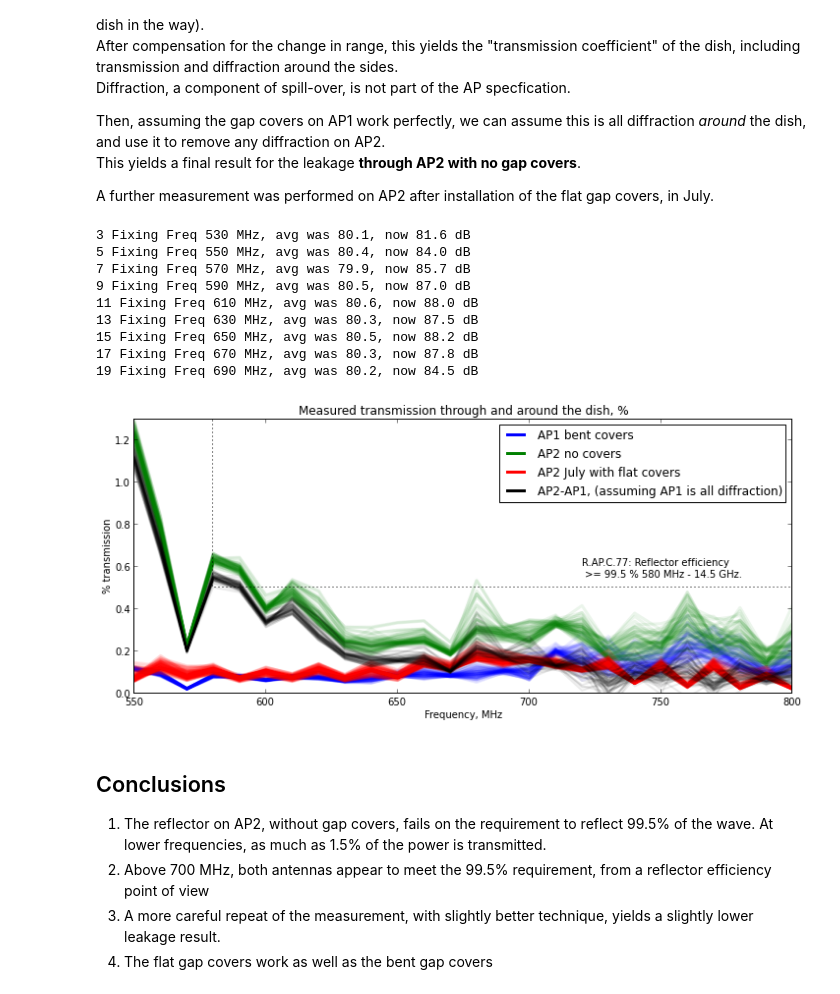
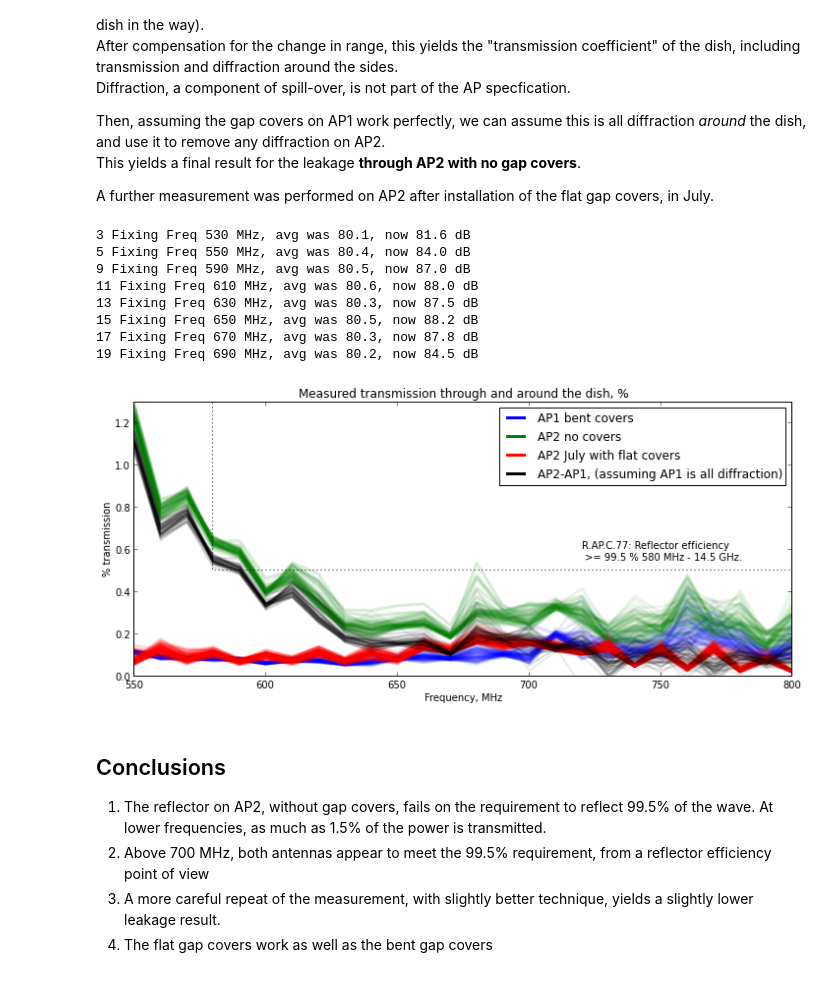
Before and after one commit to thomasska/ipython-notebooks, a Jupyter notebook: Panel Gap Analysis AP1 AP2 AP2flat.ipynb, the cells around one changed output. Drawn from its saved outputs; the diff is of its cells as text; code cells hidden in the pictures.

```diff
--- a/Panel Gap Analysis AP1 AP2 AP2flat.ipynb
+++ b/Panel Gap Analysis AP1 AP2 AP2flat.ipynb
@@ -72,8 +72,8 @@ rawAP1 = convolve(np.ones(2)/2.0,rawAP1, 'same');  rawAP1[0]=rawAP1[1];  rawAP1[
 rawAP2 = (np.mean(np.sum(tempAP2v,axis=2),axis=0) + np.mean(np.sum(tempAP2h,axis=2),axis=0)) / 2.0;     # average of the two polarisations
 rawAP2 = convolve(np.ones(2)/2.0,rawAP2, 'same');  rawAP2[0]=rawAP2[1];  rawAP2[-2]=rawAP2[-1];         # size 2 smoothing
 
-rawDirect=(mean(sum(tempDirect[140:200,:,:],axis=2),axis=0)
-         + mean(sum(tempDirect[250:310,:,:],axis=2),axis=0) )/2.0;                                      # time-selection for the different polarisations of the sources
+rawDirect=(mean(sum(tempDirect1[140:200,:,:],axis=2),axis=0)
+         + mean(sum(tempDirect1[250:310,:,:],axis=2),axis=0) )/2.0;                                      # time-selection for the different polarisations of the sources
 rawDirect = convolve(np.ones(2)/2.0,rawDirect, 'same');  rawDirect[0]=rawDirect[1];  rawDirect[-2]=rawDirect[-1];      # size 2 smoothing.
 rawDirect = rawDirect / (Dsubreflpda/7.0)**2.0;                                                         # reduce it so we are at the same distance. Focus-Dish-LPDA = 20 m.  Direct Horn-LPDA = 7 m.
 #rawDirect = rawDirect / 10.0**((GainHorn-Gsubref)/10.0);                                               # compensate for the higher horn gain, compared to subreflector. They're very similar in the region of interest
@@ -117,8 +117,9 @@ A further measurement was performed on AP2 after installation of the flat gap co
 Direct1=np.dstack((tempDirect1[140:210,:,0],tempDirect1[240:310,:,1]))     # time-selection for the different polarisations of the sources, choose appropriate channel, re-stack again
 
 # fix the saturation mess
-for a,f in enumerate(F1):
-    if (max(10*log10(abs(Direct1[:,a,0])))>80.3) | (max(10*log10(abs(Direct1[:,a,1])))>80.3):       # detect saturation
+peakLimit = 80.36;
+for a,f in enumerate(F):
+    if (max(10*log10(abs(Direct1[:,a,0])))>80.3) | (max(10*log10(abs(Direct1[:,a,1])))>peakLimit):       # detect saturation
         oldDirect1=10*log10(mean(Direct1[:,a,:]));
         Direct1[:,a,:] = 0.5 * ( Direct1[:,a-1,:]*(10.0**(-C[a-1]/10)) + Direct1[:,a+1,:]*(10.0**(-C[a+1]/10)) )*(10.0**(C[a]/10));  #  (interpolate from the two sides, all corrected for signal generator power C)
         print('%i Fixing Freq %i MHz, avg was %4.1f, now %4.1f dB' % (a,f,oldDirect1,10*log10(mean(Direct1[:,a,:]))))
@@ -147,35 +148,40 @@ AP3 = ( sum(AP3v,axis=2) + sum(AP3h,axis=2) )/2.0
 # multiply in the contribution of the signal generator error
 AP1=AP1*DR;
 
+# 1/lambda^2 line
+fineFreq=np.linspace(400,1000,101)
+linePower=6.0;
+fineLine=0.8*550**linePower * fineFreq**-linePower;
 
 
 # plot
 alp=0.08;   # plot alpha
 figure(figsize=(12,5));
 plot(0,0,color='blue',label='AP1 bent covers',lw=3);
 plot(0,0,color='green',label='AP2 no covers',lw=3);
 plot(0,0,color='red',label='AP2 July with flat covers',lw=3);
 plot(0,0,color='black',label='AP2-AP1, (assuming AP1 is all diffraction)',lw=3);
+#plot(0,0,color='m',label='$\lambda^%i$' % linePower,lw=1,linestyle='--');
 plot(F,100.0*AP1.T,color='blue',alpha=alp,lw=3);
 plot(F,100.0*AP2.T,color='green',alpha=alp,lw=3);
 plot(F,100.0*AP3.T,color='red',alpha=alp,lw=3);
 plot(F,100.0*(AP2.T-AP1.T),color='black',alpha=alp,lw=2);
 plot([580,580,900],[10,0.5,0.5],lw=1,ls=':',color='black');
+#plot(fineFreq,fineLine,color='m',lw=1,linestyle='--');
 ylim([0,1.3]);  xlim([550,800]);  xlabel('Frequency, MHz');   ylabel('% transmission');
 text(720,0.55,'R.AP.C.77: Reflector efficiency \n >= 99.5 % 580 MHz - 14.5 GHz.');
 title('Measured transmission through and around the dish, %');
 legend(loc=0);
 # %% [output]
 3 Fixing Freq 530 MHz, avg was 80.1, now 81.6 dB
 5 Fixing Freq 550 MHz, avg was 80.4, now 84.0 dB
-7 Fixing Freq 570 MHz, avg was 79.9, now 85.7 dB
 9 Fixing Freq 590 MHz, avg was 80.5, now 87.0 dB
 11 Fixing Freq 610 MHz, avg was 80.6, now 88.0 dB
 13 Fixing Freq 630 MHz, avg was 80.3, now 87.5 dB
 15 Fixing Freq 650 MHz, avg was 80.5, now 88.2 dB
 17 Fixing Freq 670 MHz, avg was 80.3, now 87.8 dB
 19 Fixing Freq 690 MHz, avg was 80.2, now 84.5 dB
-[figure, old version]
+[figure, new version]
 # %% [markdown]
 Conclusions
 -------------
```
Also changed, not shown: parts of 3 cells of this notebook, 4 other files.
